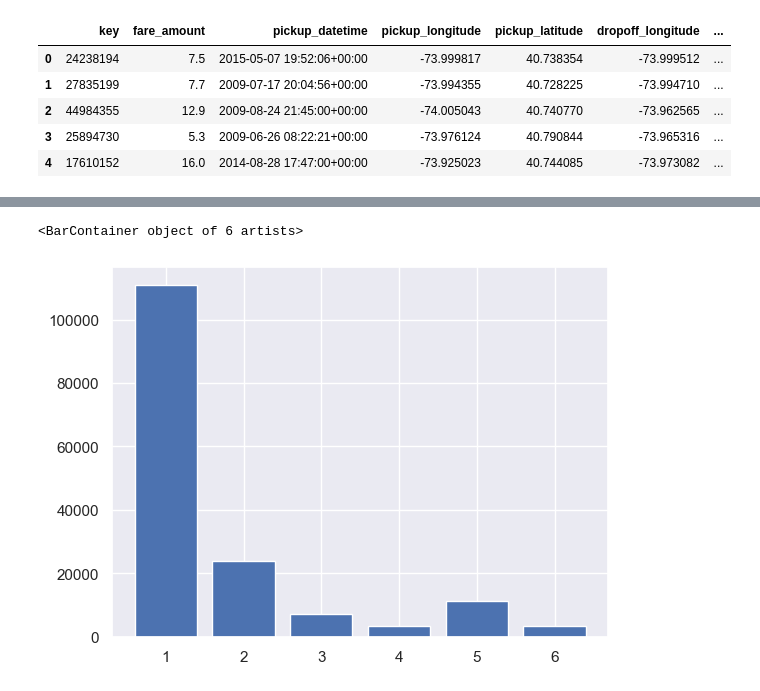
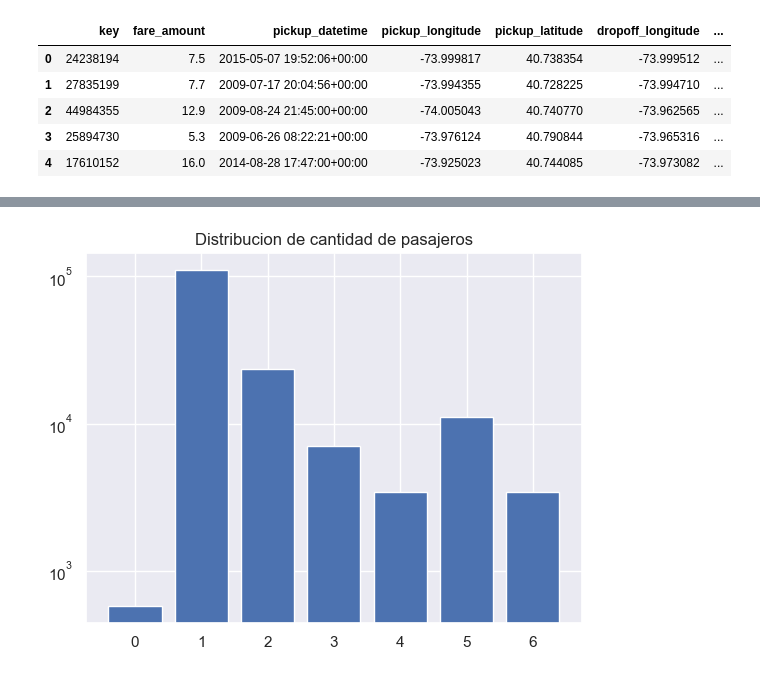
Before and after one commit to GenaCanciani/AA1-TUIA-2025C2-Canciani-Morales-Mancini, a Jupyter notebook: TP-Regresion-AA1-2025C1.ipynb, the cells around one changed output, grey strips where cells are left out. Cells and saved outputs as stored; diff of their text form; code cells hidden in the pictures.

```diff
--- a/TP-Regresion-AA1-2025C1.ipynb
+++ b/TP-Regresion-AA1-2025C1.ipynb
@@ -258,0 +286,3 @@ memory usage: 25.2 MB
+# %%
+# Eliminación filas con nulos
+df_encoded.dropna(inplace=True)
@@ -281,3 +313,0 @@ memory usage: 18.9 MB
-# %%
-# Eliminación de única fila con nulos
-X_train.dropna(inplace=True)
@@ -356,8 +369,6 @@ df_filtrado
 # %%
 # Conversión de atípico a Nan para imputación futura
 X_train.loc[(X_train["distance_km"] > 250) | (X_train["distance_km"] == 0), "distance_km"] = np.nan
-# %%
-X_train.loc[X_train["passenger_count"] == 0, "passenger_count"] = np.nan
 # %%
 X_train.columns
 # %% [output]
@@ -391,7 +396,7 @@ from sklearn.impute import KNNImputer
 
 
 # Seleccionamos las columnas numéricas que queremos imputar
-cols_to_impute = ["distance_km", "passenger_count"]
+cols_to_impute = ["distance_km"]
 
 # Instanciamos el imputador
 knn_imputer = KNNImputer(n_neighbors=5)
@@ -548,9 +480,11 @@ X_train["passenger_count"].value_counts().reset_index()
 # %%
 # sns.barplot(X_train["passenger_count"])
 plt.bar(data = X_train["passenger_count"].value_counts().reset_index(),x = "passenger_count", height = "count",)
+plt.yscale('log')
+plt.title('Distribucion de cantidad de pasajeros')
+plt.show()
 # %% [output]
-<BarContainer object of 6 artists>
-[figure, old version]
+[figure, new version]
 # %%
 sns.histplot(X_train["distance_km"])
 # %% [output]
```
Also changed, not shown: parts of 48 cells of this notebook.
